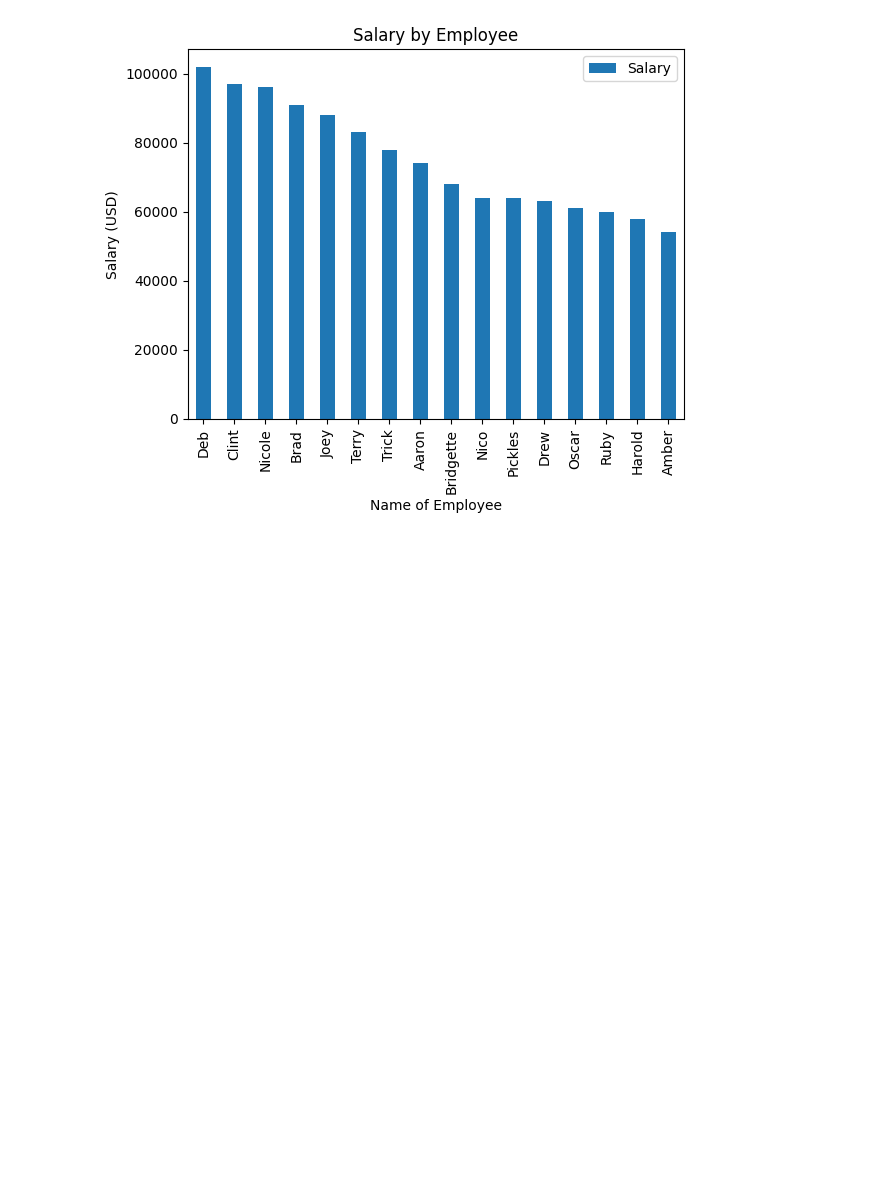
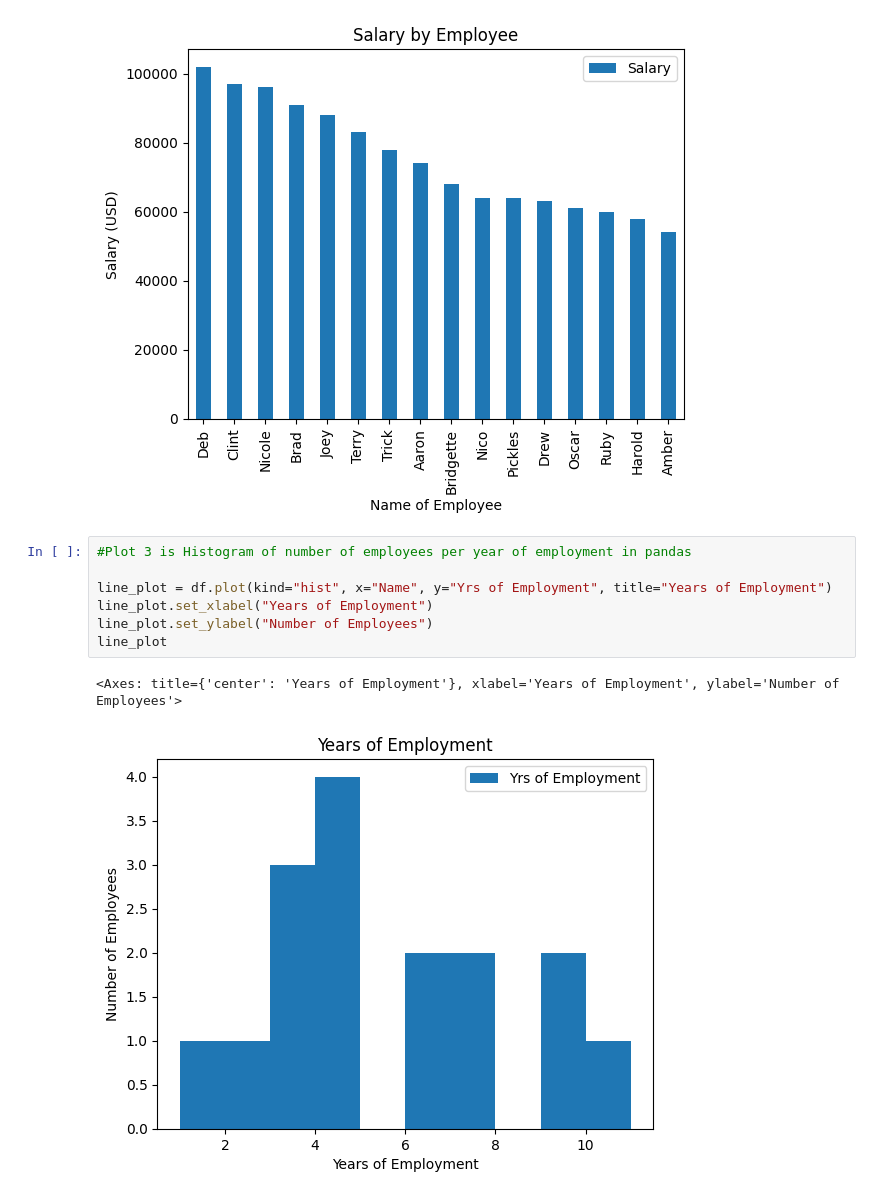
Before and after one commit to collinmfarmer/Mod2-Week4-Assign4, a Jupyter notebook: Plot_plot_plot.ipynb, the cells around one changed output. Drawn from its saved outputs; the diff is of its cells as text; blank space fills up the shorter version.

Commit message:
plot 3, histogram, pandas pkg

```diff
--- a/Plot_plot_plot.ipynb
+++ b/Plot_plot_plot.ipynb
@@ -78,3 +78,13 @@ bar_plot
 # %% [output]
 <Axes: title={'center': 'Salary by Employee'}, xlabel='Name of Employee', ylabel='Salary (USD)'>
 [figure]
+# %%
+#Plot 3 is Histogram of number of employees per year of employment in pandas
+
+line_plot = df.plot(kind="hist", x="Name", y="Yrs of Employment", title="Years of Employment")
+line_plot.set_xlabel("Years of Employment")
+line_plot.set_ylabel("Number of Employees")
+line_plot
+# %% [output]
+<Axes: title={'center': 'Years of Employment'}, xlabel='Years of Employment', ylabel='Number of Employees'>
+[figure, added]
```
